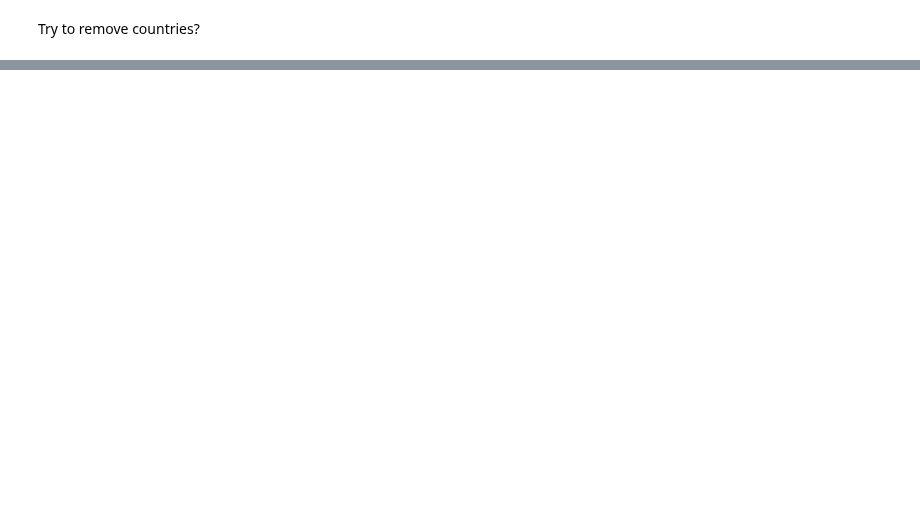
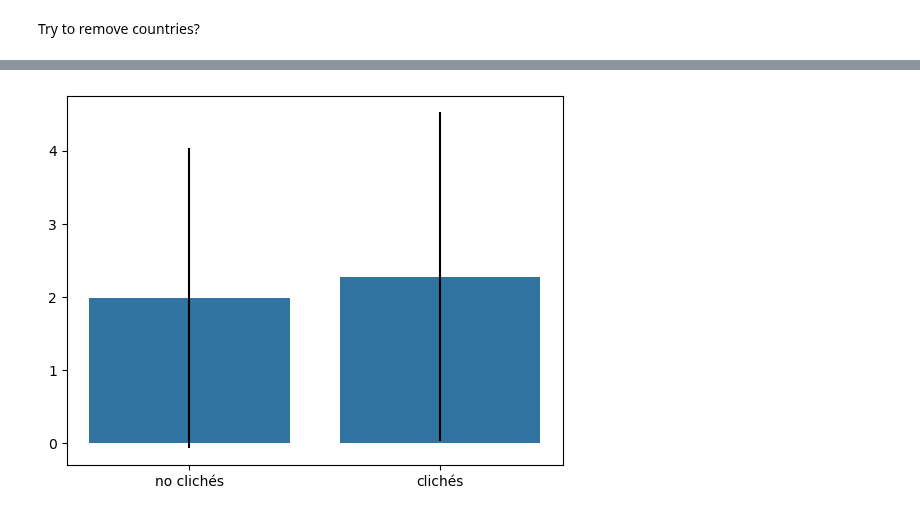
Before and after one commit to epfl-ada/ada-2023-project-abracadabra2023, a Jupyter notebook: nb.ipynb, the cells around one changed output, grey strips where cells are left out. Saved outputs shown, nothing was run; the diff lists cells and outputs as text; code cells hidden in the pictures; blank space fills up the shorter version.

Commit message:
finished migrating statistical tests

```diff
--- a/nb.ipynb
+++ b/nb.ipynb
@@ -624,0 +774,5 @@ Try to remove countries?
+# %%
+# define the cliches
+set_cliches = set(common_articles_normalized["article_name"][:50]).difference(articles_country.union(common_articles_country))
+print(f"Number of cliches: {len(set_cliches)}")
+set_cliches
@@ -646,14 +826,79 @@ df_statistics_test_rating1
-# %%
-from scipy import stats
-
-stat, p = stats.ttest_ind(
-    df_statistics_test_rating1.loc[True].to_numpy().reshape(df_statistics_test_rating1.loc[True].shape[0]),
-    df_statistics_test_rating1.loc[False].to_numpy().reshape(df_statistics_test_rating1.loc[False].shape[0]),
-    equal_var=False,
-    alternative="two-sided",
-)
-
-print(f"stat={stat}, pvalue={p}")
-print(
-    "Result is significant at 0.05" if p < 0.05 else "Result is not significant"
-)
+# %%
+# do the statistical tests by rating by comparing difference of length for those using cliches and those who do not
+# here only for rating 1 for test
+from scipy import stats
+
+
+def statistical_test(rating, df, plot=False):
+    """
+    df: paths_finished_use_cliches
+    """
+    df_stats = (
+        df.groupby(["rating", "uses_cliche"])[["diff_length"]]
+        .apply(lambda x: x)
+        .loc[rating]
+    )
+
+    # number of observations for each group
+    print(f"Used clichés: {df_stats.loc[True].shape}")
+    print(f"Did not use clichés: {df_stats.loc[False].shape}")
+
+    # bar plot
+    if plot:
+        ax = sns.barplot(
+            x=["no clichés", "clichés"],
+            y=[df_stats.loc[id].values.mean() for id in df_stats.index.unique(0)],
+        )
+        x_coords = [p.get_x() + 0.5 * p.get_width() for p in ax.patches]
+        y_coords = [p.get_height() for p in ax.patches]
+        ax.errorbar(
+            x=x_coords,
+            y=y_coords,
+            yerr=[df_stats.loc[id].values.std() for id in df_stats.index.unique(0)],
+            fmt="none",
+            c="k",
+        )
+        plt.show()
+
+        # test if equal var for statistical test
+        equal_var = False
+
+    if (
+        np.amax([np.var(df_stats.loc[True].values), np.var(df_stats.loc[False].values)])
+        / np.amin(
+            [np.var(df_stats.loc[True].values), np.var(df_stats.loc[False].values)]
+        )
+        <= 4
+    ):
+        equal_var = True
+
+    print("Equal var:", equal_var == True)
+
+    ax = sns.histplot(
+        df_stats.loc[True].to_numpy().reshape(df_stats.loc[True].shape[0]),
+        kde=True,
+        bins=10,
+    )
+    ax.set_title("with cliches")
+    ax = sns.histplot(
+        df_stats.loc[False].to_numpy().reshape(df_stats.loc[False].shape[0]),
+        kde=True,
+        bins=10,
+    )
+    ax.set_title("without cliches")
+
+    stat, p = stats.ttest_ind(
+        df_stats.loc[True].to_numpy().reshape(df_stats.loc[True].shape[0]),
+        df_stats.loc[False].to_numpy().reshape(df_stats.loc[False].shape[0]),
+        equal_var=equal_var,
+        alternative="greater",
+    )
+
+    print(f"stat={stat}, pvalue={p}")
+    print("Result is significant at 0.05" if p < 0.05 else "Result is not significant")
+
+    return df_stats
+
+
+statistical_test(2, paths_finished_use_cliche, True)
+# %% [output]
@@ -659,0 +907 @@ print(
+[figure, added]
```
Also changed, not shown: parts of 24 cells of this notebook.
